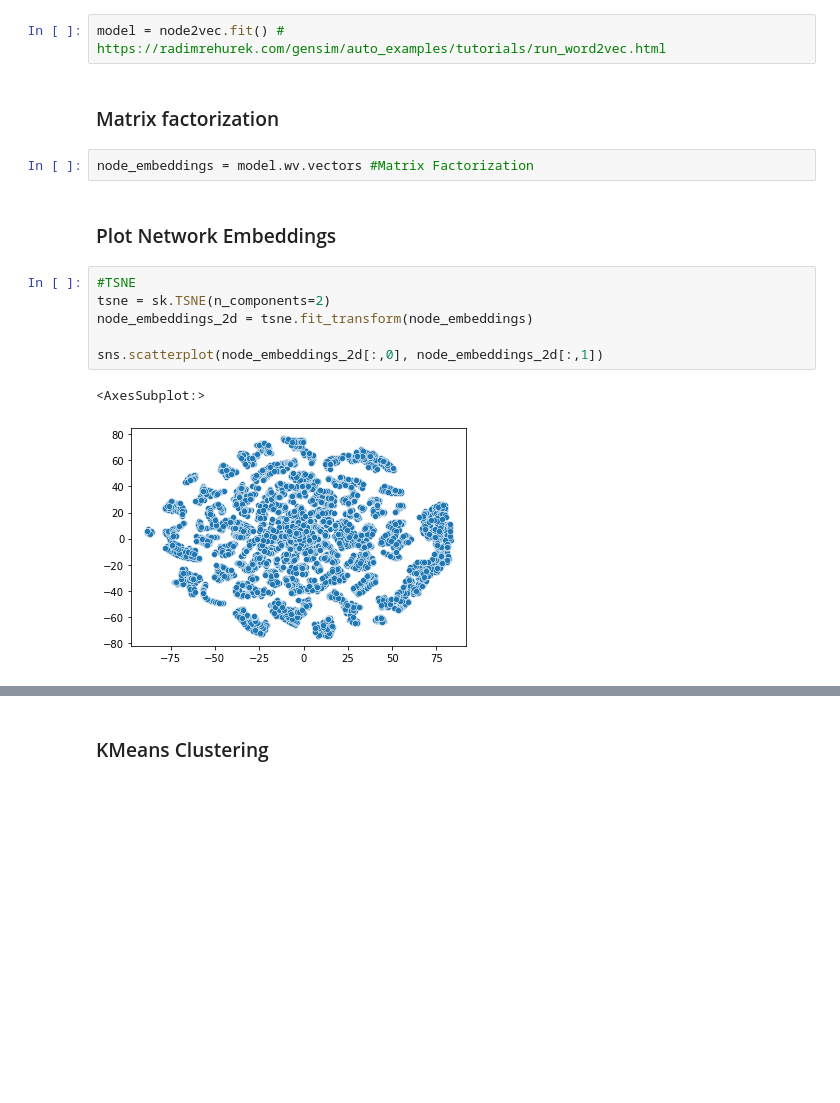
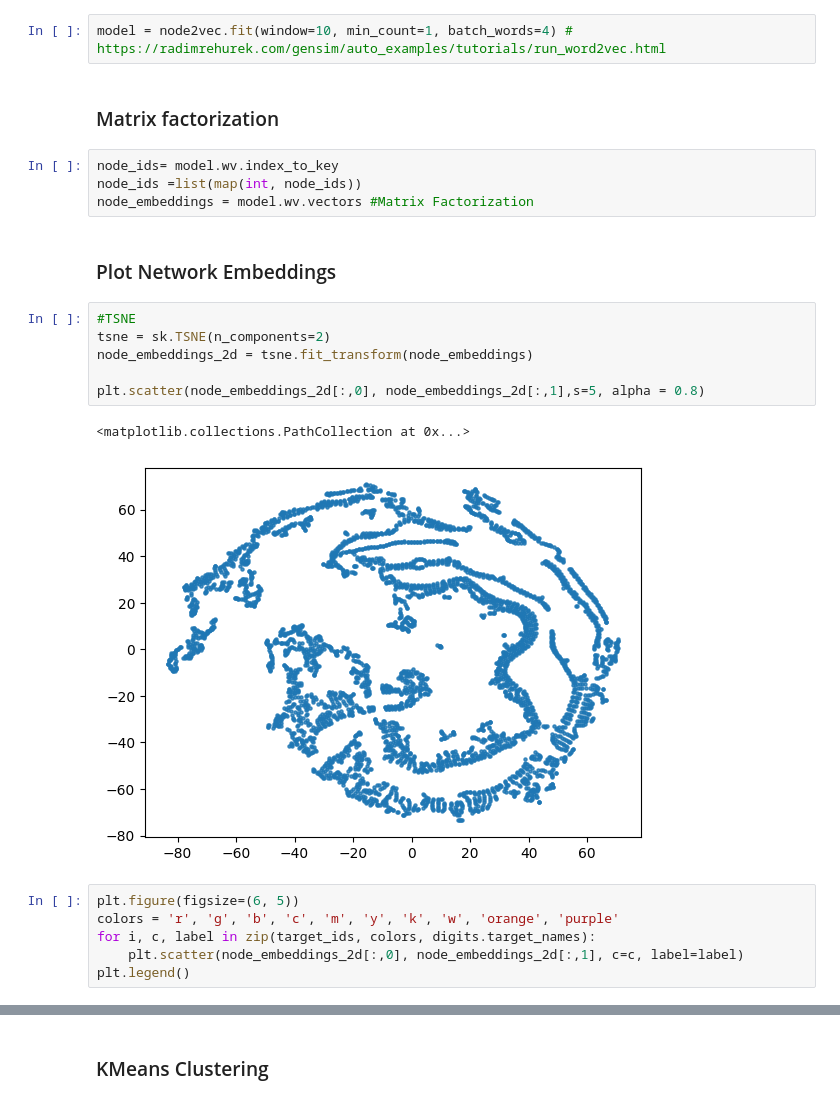
Before and after one commit to WDaugherty/ECE-5260, a Jupyter notebook: HW9/HW9.ipynb, the cells around one changed output, grey strips where cells are left out. Cells and saved outputs as stored; diff of their text form; blank space fills up the shorter version.

```diff
--- a/HW9/HW9.ipynb
+++ b/HW9/HW9.ipynb
@@ -67,22 +61,30 @@ plt.show() #Shows the figure
 
 node2vec = Node2Vec(G, dimensions=32, walk_length=50, num_walks=100 , workers = 8) #Uses the node2vec library
 # %%
-model = node2vec.fit() # https://radimrehurek.com/gensim/auto_examples/tutorials/run_word2vec.html
+model = node2vec.fit(window=10, min_count=1, batch_words=4) # https://radimrehurek.com/gensim/auto_examples/tutorials/run_word2vec.html
 # %% [markdown]
 ### Matrix factorization
 # %%
+node_ids= model.wv.index_to_key
+node_ids =list(map(int, node_ids))
 node_embeddings = model.wv.vectors #Matrix Factorization
 # %% [markdown]
 ### Plot Network Embeddings
 # %%
 #TSNE
 tsne = sk.TSNE(n_components=2)
 node_embeddings_2d = tsne.fit_transform(node_embeddings)
 
-sns.scatterplot(node_embeddings_2d[:,0], node_embeddings_2d[:,1])
+plt.scatter(node_embeddings_2d[:,0], node_embeddings_2d[:,1],s=5, alpha = 0.8)
 # %% [output]
-<AxesSubplot:>
+<matplotlib.collections.PathCollection at 0x...>
-[figure, old version]
+[figure, new version]
+# %%
+plt.figure(figsize=(6, 5))
+colors = 'r', 'g', 'b', 'c', 'm', 'y', 'k', 'w', 'orange', 'purple'
+for i, c, label in zip(target_ids, colors, digits.target_names):
+    plt.scatter(node_embeddings_2d[:,0], node_embeddings_2d[:,1], c=c, label=label)
+plt.legend()
 # %%
 #PCA
 pca = skd.PCA(n_components=2)
```
Also changed, not shown: parts of 11 cells of this notebook, 2 other files.
